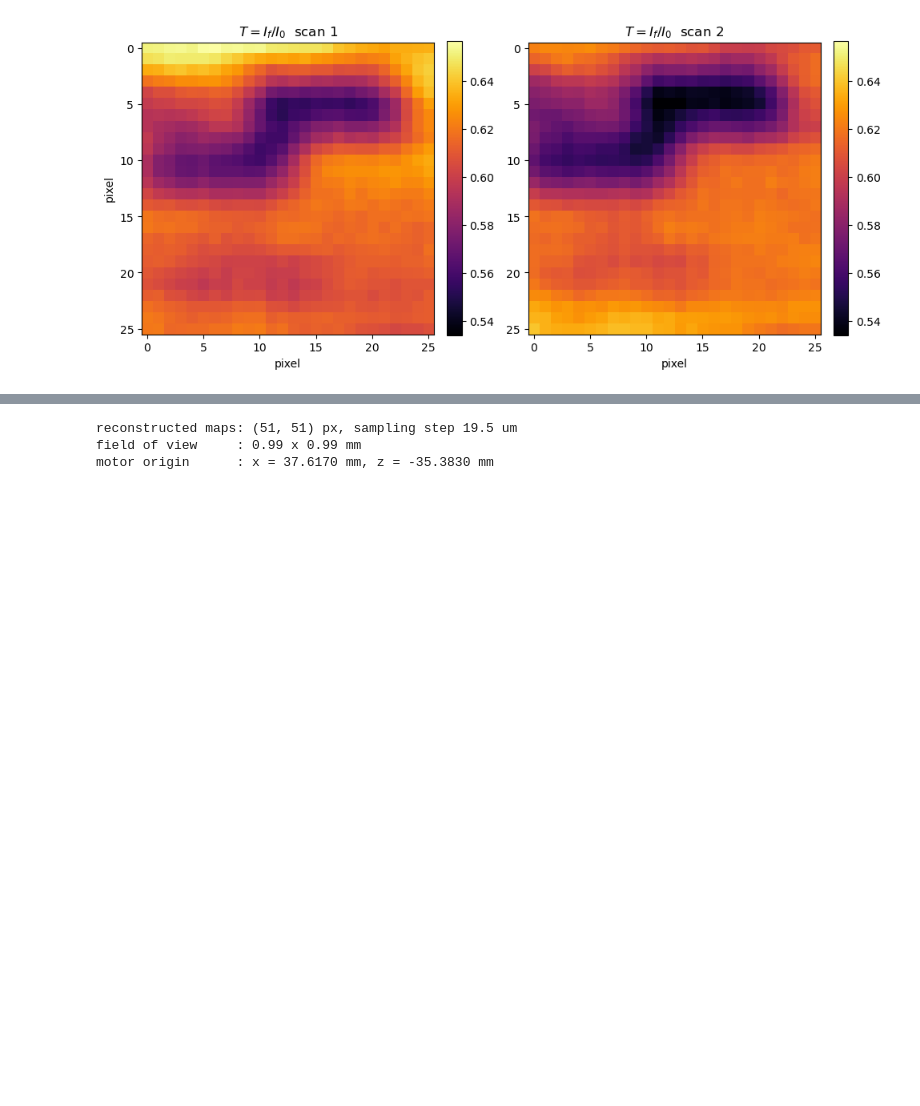
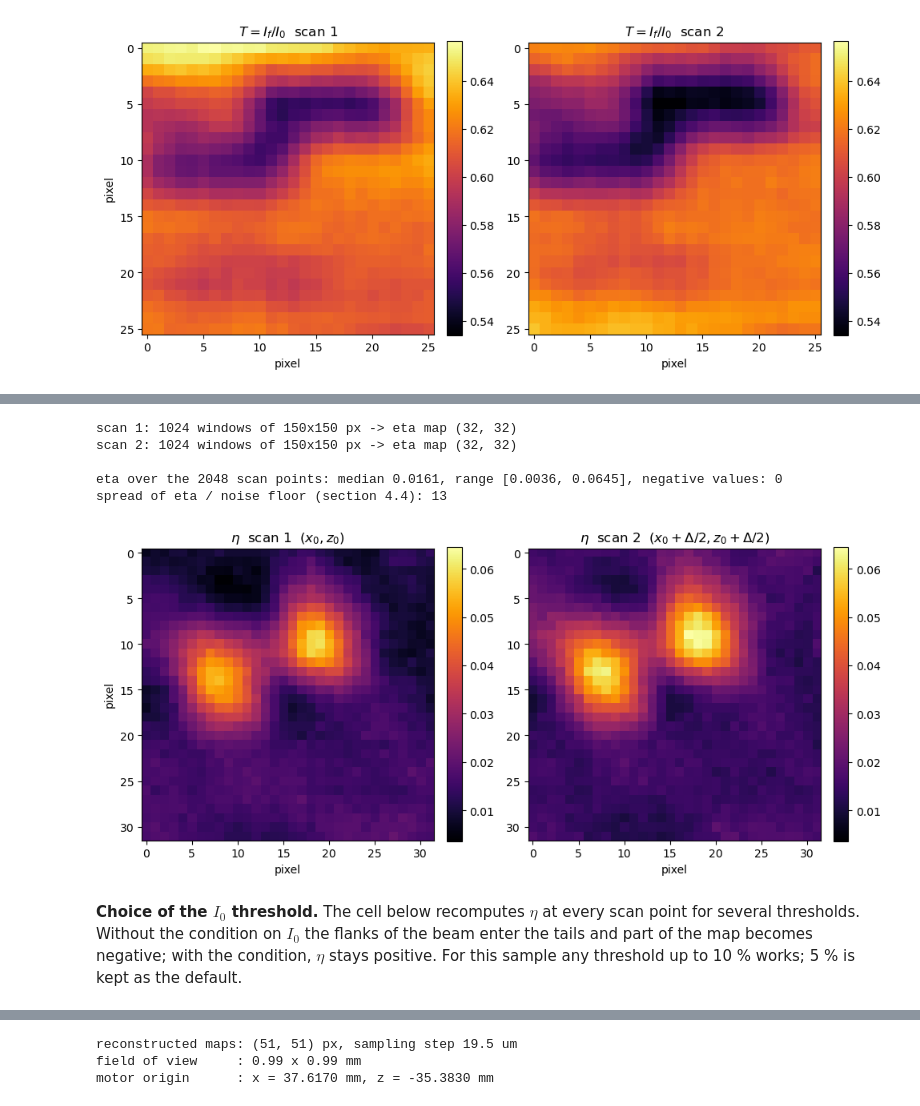
Before and after one commit to Gustavoq14/multimodal-xray-mapping, a Jupyter notebook: multimodal_mapping_PHBV_BG4.ipynb, the cells around one changed output, grey strips where cells are left out. Cells and saved outputs as stored; diff of their text form; code cells hidden in the pictures; blank space fills up the shorter version.

```diff
--- a/multimodal_mapping_PHBV_BG4.ipynb
+++ b/multimodal_mapping_PHBV_BG4.ipynb
@@ -679,0 +900,24 @@ show_pair(transmission_scans[0], transmission_scans[1],
+# %%
+maps_eta, origins_eta, eta_points, tn_points = build_eta_maps(
+    scan_windows, scan_positions, scan_exposure, BLOCKS, I0_img, core, tails, N_REF)
+
+print(f"\neta over the {len(eta_points)} scan points: median {np.median(eta_points):.4f}, "
+      f"range [{eta_points.min():.4f}, {eta_points.max():.4f}], "
+      f"negative values: {(eta_points < 0).sum()}")
+print(f"spread of eta / noise floor (section 4.4): {eta_points.std() / eta_noise:.0f}")
+
+show_pair(maps_eta[0], maps_eta[1],
+          r"$\eta$  scan 1  ($x_0, z_0$)",
+          r"$\eta$  scan 2  ($x_0+\Delta/2, z_0+\Delta/2$)")
+# %% [output]
+scan 1: 1024 windows of 150x150 px -> eta map (32, 32)
+scan 2: 1024 windows of 150x150 px -> eta map (32, 32)
+
+eta over the 2048 scan points: median 0.0161, range [0.0036, 0.0645], negative values: 0
+spread of eta / noise floor (section 4.4): 13
+[figure, added]
+# %% [markdown]
+**Choice of the $I_0$ threshold.** The cell below recomputes $\eta$ at every scan point for
+several thresholds. Without the condition on $I_0$ the flanks of the beam enter the tails and
+part of the map becomes negative; with the condition, $\eta$ stays positive. For this sample
+any threshold up to 10 % works; 5 % is kept as the default.
```
Also changed, not shown: parts of 24 cells of this notebook, 5 other files.
